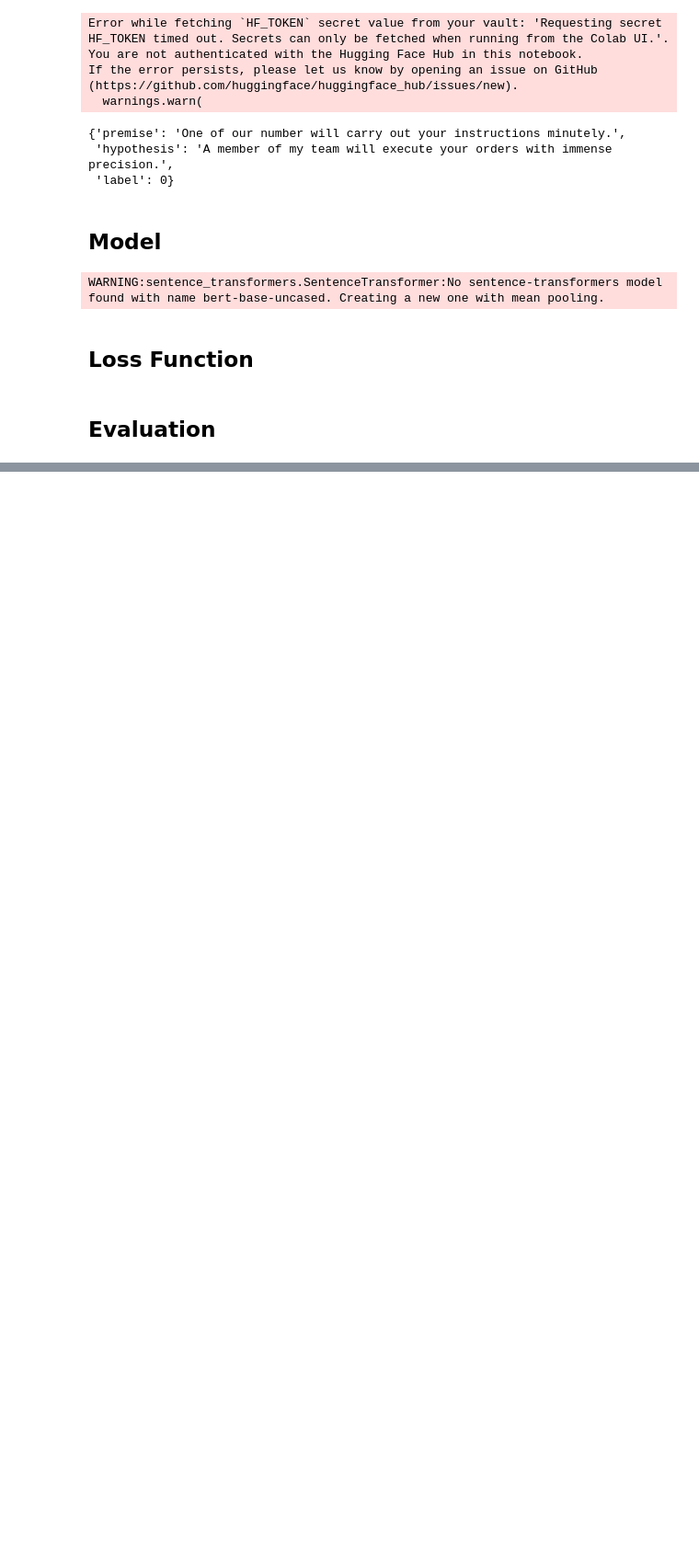
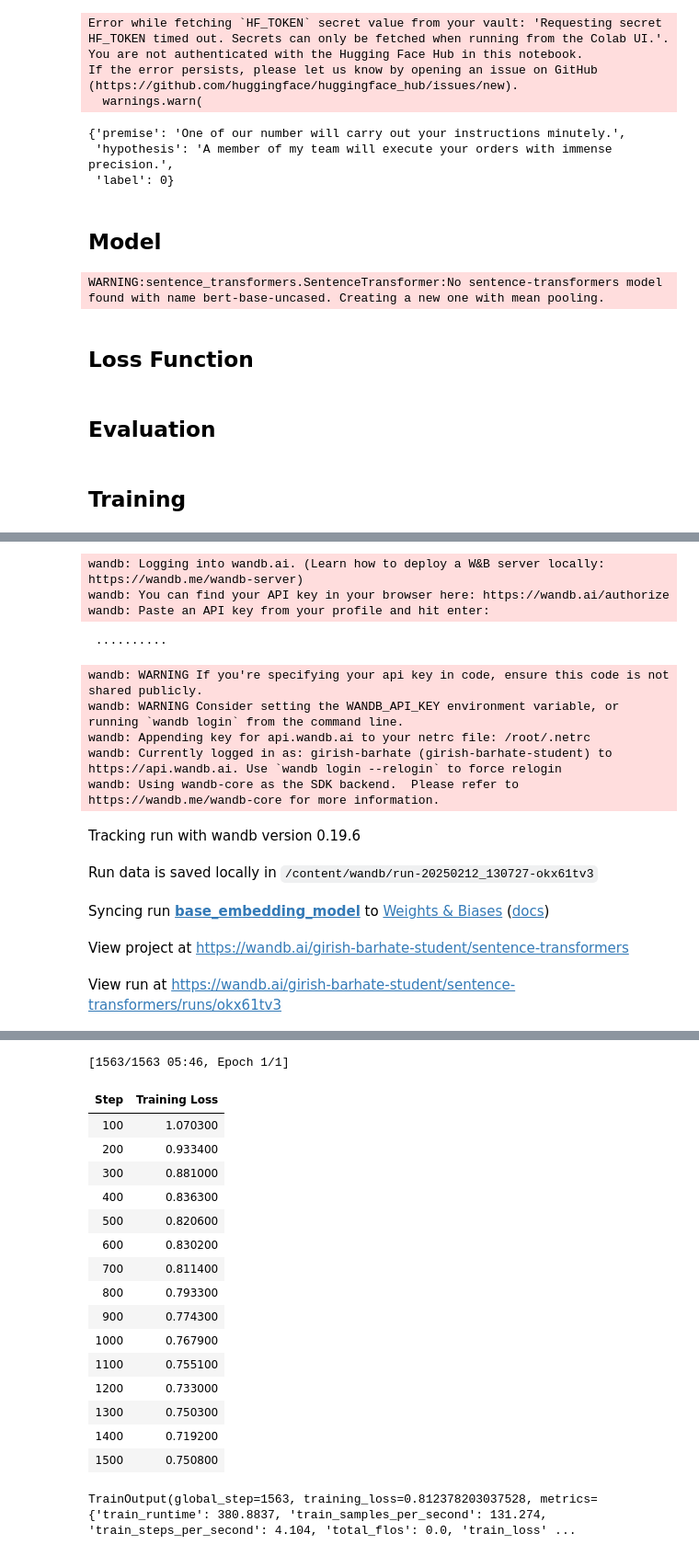
Before and after one commit to NewCodeLearner/HandsOnLLM-Projects, a Jupyter notebook: 13_Creating_Text_Embedding_Models.ipynb, the cells around one changed output, grey strips where cells are left out. Shown at 92% size. Saved outputs shown, nothing was run; the diff lists cells and outputs as text; code cells hidden in the pictures; blank space fills up the shorter version.

Commit message:
Perform Training

```diff
--- a/13_Creating_Text_Embedding_Models.ipynb
+++ b/13_Creating_Text_Embedding_Models.ipynb
@@ -66,3 +66,32 @@ evaluator = EmbeddingSimilarityEvaluator(
     scores=[score/5 for score in val_sts["label"]],
     main_similarity="cosine",
 )
+# %% [markdown]
+## Training
+# %%
+from sentence_transformers.training_args import SentenceTransformerTrainingArguments
+
+# Define the training arguments
+args = SentenceTransformerTrainingArguments(
+    output_dir="base_embedding_model",
+    num_train_epochs=1,
+    per_device_train_batch_size=32,
+    per_device_eval_batch_size=32,
+    warmup_steps=100,
+    fp16=True,
+    eval_steps=100,
+    logging_steps=100,
+)
+# %%
+from sentence_transformers.trainer import SentenceTransformerTrainer
+
+# Train embedding model
+trainer = SentenceTransformerTrainer(
+    model=embedding_model,
+    args=args,
+    train_dataset=train_dataset,
+    loss=train_loss,
+    evaluator=evaluator
+)
+trainer.train()
+# %% [output]
@@ -68,0 +100,14 @@ evaluator = EmbeddingSimilarityEvaluator(
+wandb: Logging into wandb.ai. (Learn how to deploy a W&B server locally: https://wandb.me/wandb-server)
+wandb: You can find your API key in your browser here: https://wandb.ai/authorize
+wandb: Paste an API key from your profile and hit enter:
+ ··········
+wandb: WARNING If you're specifying your api key in code, ensure this code is not shared publicly.
+wandb: WARNING Consider setting the WANDB_API_KEY environment variable, or running `wandb login` from the command line.
+wandb: Appending key for api.wandb.ai to your netrc file: /root/.netrc
+wandb: Currently logged in as: girish-barhate (girish-barhate-student) to https://api.wandb.ai. Use `wandb login --relogin` to force relogin
+wandb: Using wandb-core as the SDK backend.  Please refer to https://wandb.me/wandb-core for more information.
+Tracking run with wandb version 0.19.6
+Run data is saved locally in /content/wandb/run-20250212_130727-okx61tv3
+Syncing run base_embedding_model to Weights & Biases (docs)
+View project at https://wandb.ai/girish-barhate-student/sentence-transformers
+View run at https://wandb.ai/girish-barhate-student/sentence-transformers/runs/okx61tv3
@@ -68,0 +116,18 @@ evaluator = EmbeddingSimilarityEvaluator(
+[1563/1563 05:46, Epoch 1/1]
+| Step | Training Loss |
+| 100 | 1.070300 |
+| 200 | 0.933400 |
+| 300 | 0.881000 |
+| 400 | 0.836300 |
+| 500 | 0.820600 |
+| 600 | 0.830200 |
+| 700 | 0.811400 |
+| 800 | 0.793300 |
+| 900 | 0.774300 |
+| 1000 | 0.767900 |
+| 1100 | 0.755100 |
+| 1200 | 0.733000 |
+| 1300 | 0.750300 |
+| 1400 | 0.719200 |
+| 1500 | 0.750800 |
+TrainOutput(global_step=1563, training_loss=0.812378203037528, metrics={'train_runtime': 380.8837, 'train_samples_per_second': 131.274, 'train_steps_per_second': 4.104, 'total_flos': 0.0, 'train_loss' ...
```
Also changed, not shown: parts of 3 cells of this notebook.
